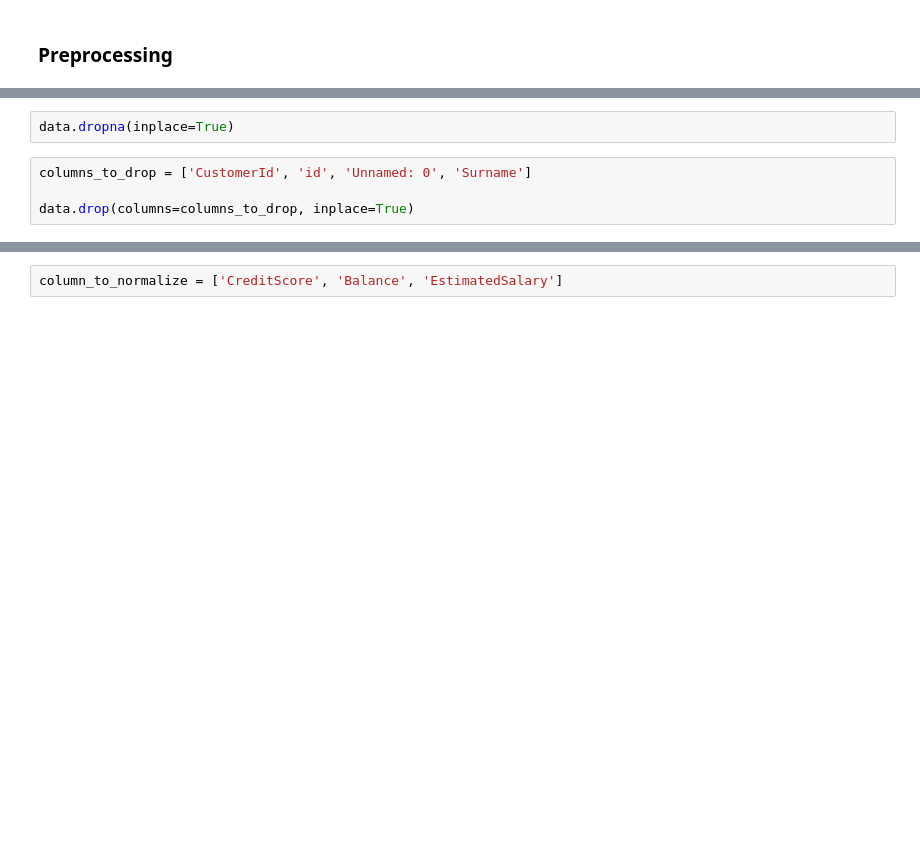
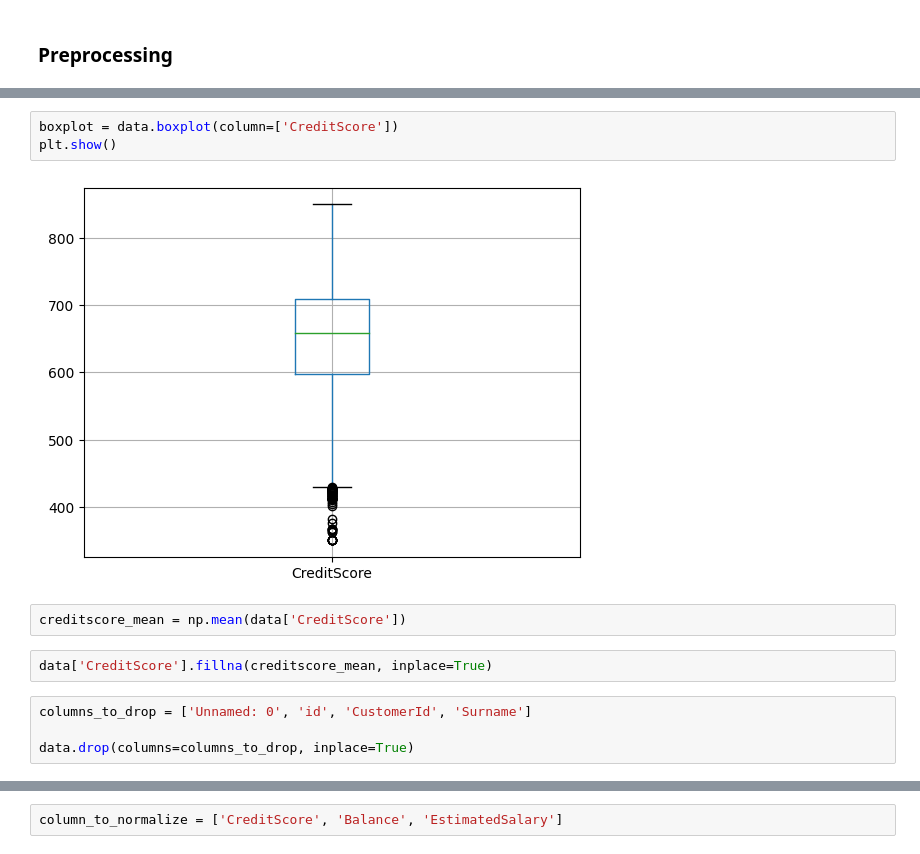
Before and after one commit to jniceshly/2602203794_ModelDeployment_UTS, a Jupyter notebook: modelling_ipynb/modelling.ipynb, the cells around one changed output, grey strips where cells are left out. Drawn from its saved outputs; the diff is of its cells as text; blank space fills up the shorter version.

```diff
--- a/modelling_ipynb/modelling.ipynb
+++ b/modelling_ipynb/modelling.ipynb
@@ -42,6 +100,13 @@ plt.show()
+# %%
+boxplot = data.boxplot(column=['CreditScore'])
+plt.show()
+# %% [output]
+[figure, added]
+# %%
+creditscore_mean = np.mean(data['CreditScore'])
 # %%
-data.dropna(inplace=True)
+data['CreditScore'].fillna(creditscore_mean, inplace=True)
 # %%
-columns_to_drop = ['CustomerId', 'id', 'Unnamed: 0', 'Surname']
+columns_to_drop = ['Unnamed: 0', 'id', 'CustomerId', 'Surname']
 
 data.drop(columns=columns_to_drop, inplace=True)
```
Also changed, not shown: parts of 41 cells of this notebook, 2 other files.
